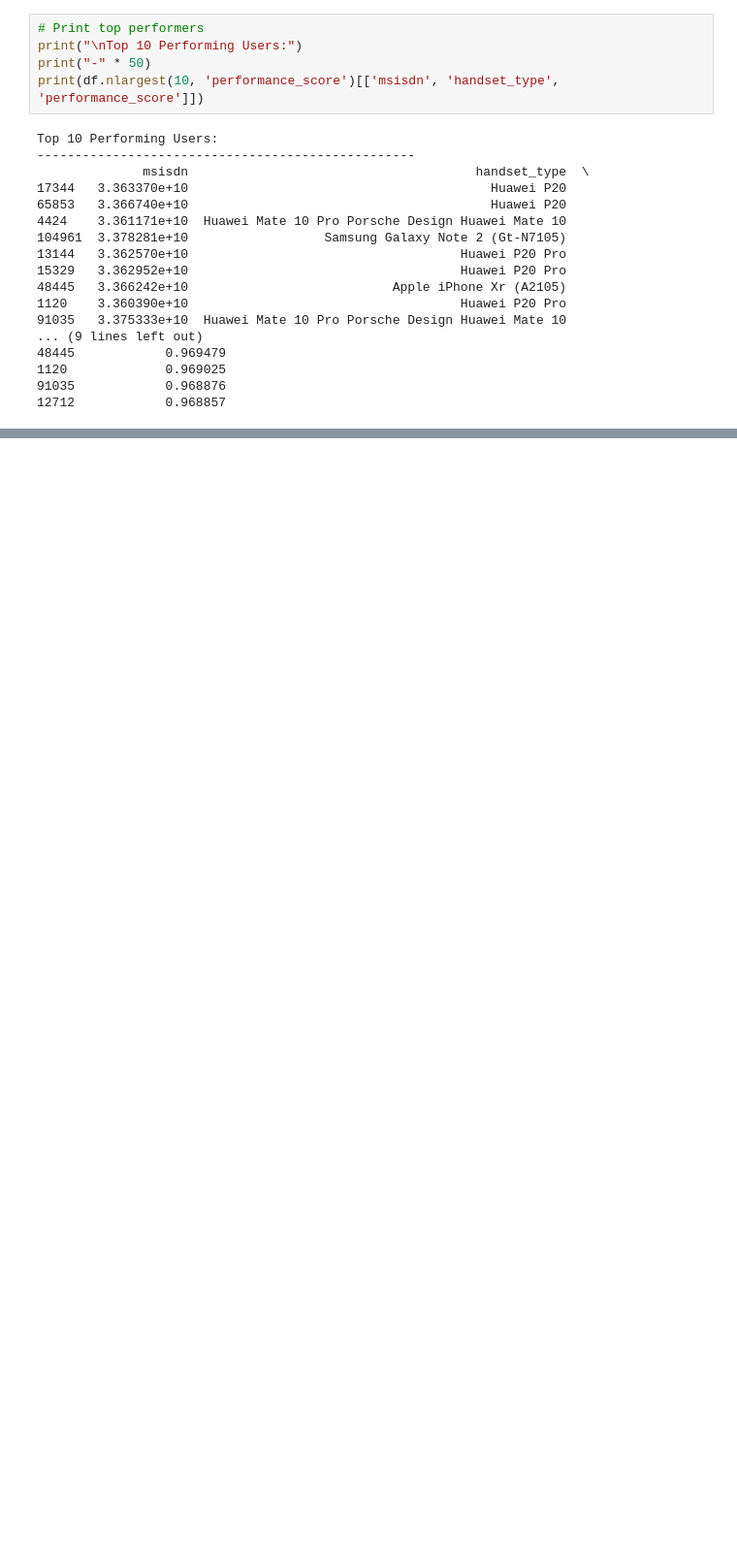
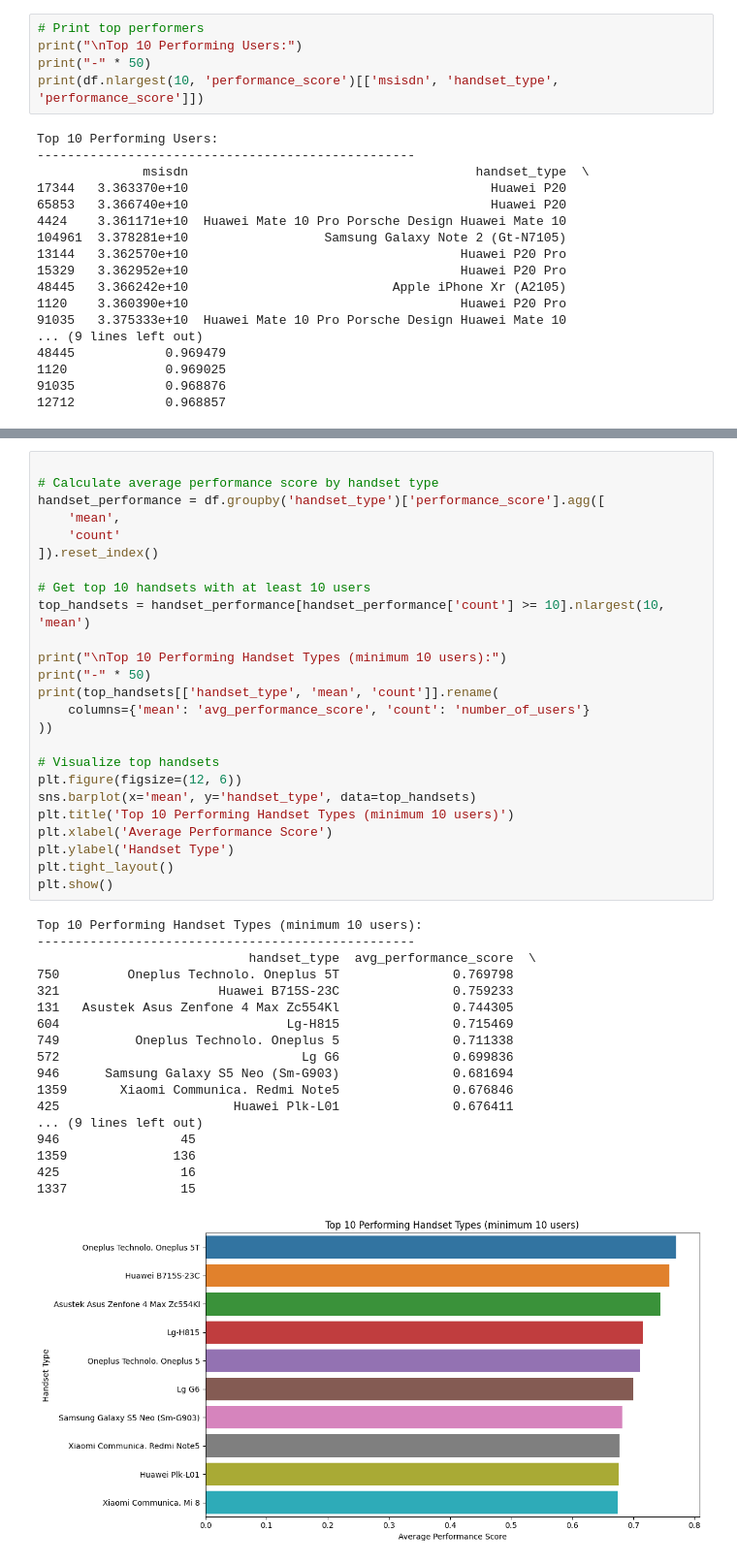
Before and after one commit to kaleabb266/tellco-telecom-analytics, a Jupyter notebook: notebooks/experience_visualizations.ipynb, the cells around one changed output, grey strips where cells are left out. Shown: that part at 97% size. Saved outputs shown, nothing was run; the diff lists cells and outputs as text; blank space fills up the shorter version.

```diff
--- a/notebooks/experience_visualizations.ipynb
+++ b/notebooks/experience_visualizations.ipynb
@@ -214,0 +237,44 @@ Top 10 Performing Users:
+# %%
+
+# Calculate average performance score by handset type
+handset_performance = df.groupby('handset_type')['performance_score'].agg([
+    'mean',
+    'count'
+]).reset_index()
+
+# Get top 10 handsets with at least 10 users
+top_handsets = handset_performance[handset_performance['count'] >= 10].nlargest(10, 'mean')
+
+print("\nTop 10 Performing Handset Types (minimum 10 users):")
+print("-" * 50)
+print(top_handsets[['handset_type', 'mean', 'count']].rename(
+    columns={'mean': 'avg_performance_score', 'count': 'number_of_users'}
+))
+
+# Visualize top handsets
+plt.figure(figsize=(12, 6))
+sns.barplot(x='mean', y='handset_type', data=top_handsets)
+plt.title('Top 10 Performing Handset Types (minimum 10 users)')
+plt.xlabel('Average Performance Score')
+plt.ylabel('Handset Type')
+plt.tight_layout()
+plt.show()
+# %% [output]
+Top 10 Performing Handset Types (minimum 10 users):
+--------------------------------------------------
+                            handset_type  avg_performance_score  \
+750         Oneplus Technolo. Oneplus 5T               0.769798
+321                     Huawei B715S-23C               0.759233
+131   Asustek Asus Zenfone 4 Max Zc554Kl               0.744305
+604                              Lg-H815               0.715469
+749          Oneplus Technolo. Oneplus 5               0.711338
+572                                Lg G6               0.699836
+946      Samsung Galaxy S5 Neo (Sm-G903)               0.681694
+1359       Xiaomi Communica. Redmi Note5               0.676846
+425                       Huawei Plk-L01               0.676411
+... (9 lines left out)
+946                45
+1359              136
+425                16
+1337               15
+[figure, added]
```
Also changed, not shown: parts of 12 cells of this notebook.
